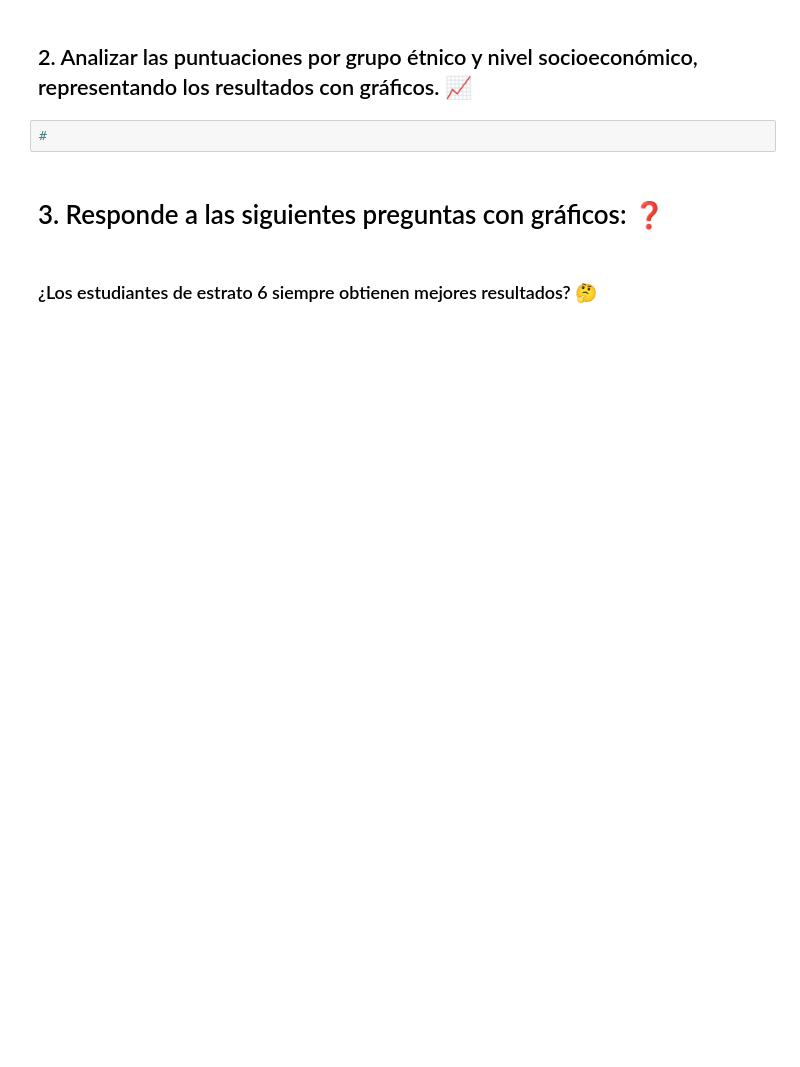
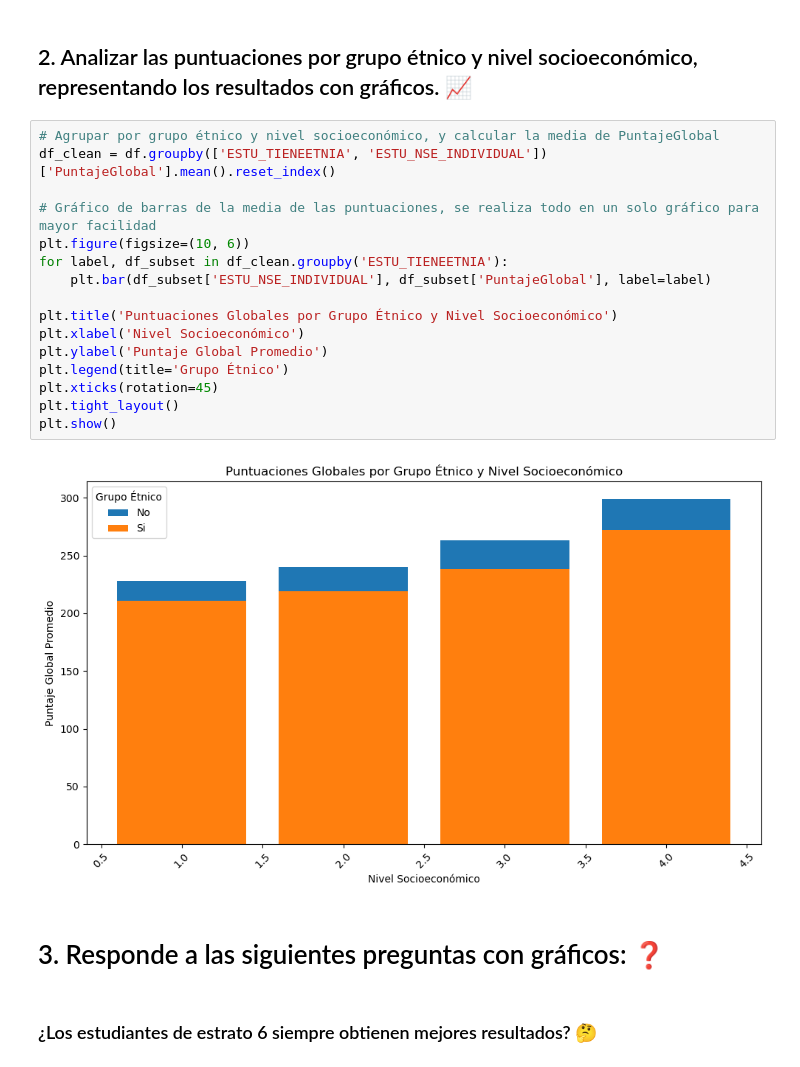
Before and after one commit to MariSalas23/ANALITICA_DE_DATOS_TALLER_1, a Jupyter notebook: Taller_1.ipynb, the cells around one changed output. Saved outputs shown, nothing was run; the diff lists cells and outputs as text; blank space fills up the shorter version.

```diff
--- a/Taller_1.ipynb
+++ b/Taller_1.ipynb
@@ -69,7 +68,23 @@ Name: PuntajeGlobal, Length: 1105, dtype: float64
 # %% [markdown]
 ## 2. Analizar las puntuaciones por grupo étnico y nivel socioeconómico, representando los resultados con gráficos. 📈
-# %%
-#
+# %%
+# Agrupar por grupo étnico y nivel socioeconómico, y calcular la media de PuntajeGlobal
+df_clean = df.groupby(['ESTU_TIENEETNIA', 'ESTU_NSE_INDIVIDUAL'])['PuntajeGlobal'].mean().reset_index()
+
+# Gráfico de barras de la media de las puntuaciones, se realiza todo en un solo gráfico para mayor facilidad
+plt.figure(figsize=(10, 6))
+for label, df_subset in df_clean.groupby('ESTU_TIENEETNIA'):
+    plt.bar(df_subset['ESTU_NSE_INDIVIDUAL'], df_subset['PuntajeGlobal'], label=label)
+
+plt.title('Puntuaciones Globales por Grupo Étnico y Nivel Socioeconómico')
+plt.xlabel('Nivel Socioeconómico')
+plt.ylabel('Puntaje Global Promedio')
+plt.legend(title='Grupo Étnico')
+plt.xticks(rotation=45)
+plt.tight_layout()
+plt.show()
+# %% [output]
+[figure, added]
 # %% [markdown]
 # 3. Responde a las siguientes preguntas con gráficos: ❓
 # %% [markdown]
```
Also changed, not shown: parts of 6 cells of this notebook.
